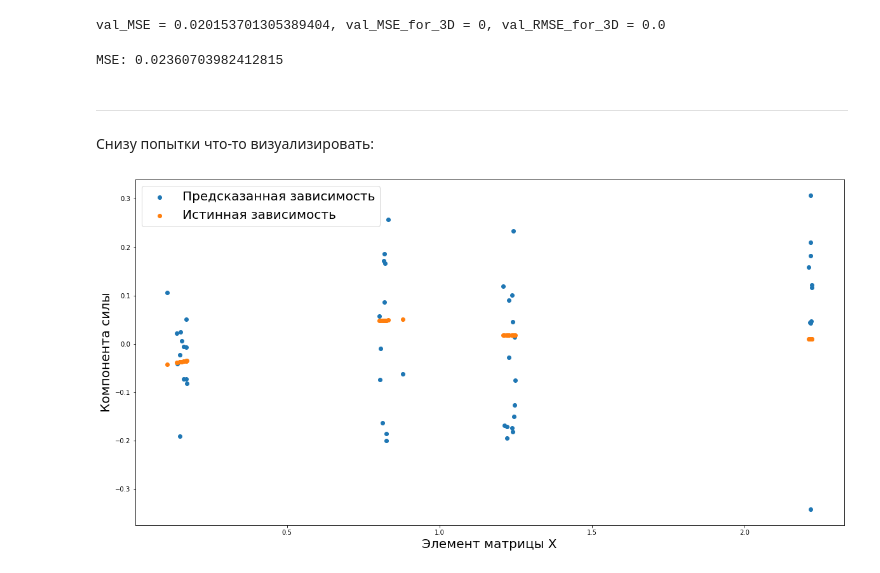
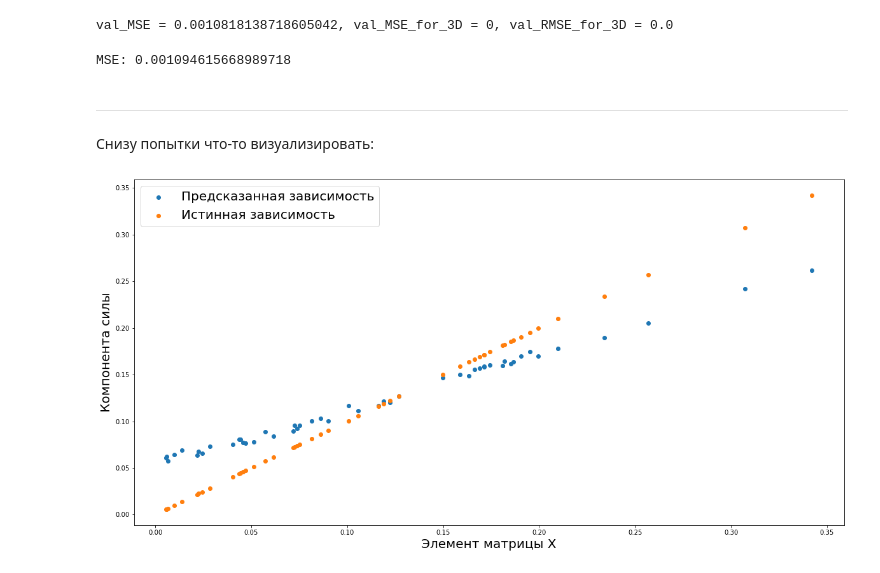
Before and after one commit to Alphonsce/Machine-learning-for-MD-project, a Jupyter notebook: gpr_torch.ipynb, the cells around one changed output. Drawn from its saved outputs; the diff is of its cells as text; code cells hidden in the pictures.

```diff
--- a/gpr_torch.ipynb
+++ b/gpr_torch.ipynb
@@ -86,7 +88,7 @@ class CFG:
     #
     output_size = K     # Размерность аутпута модели
 # %%
-path = '4_dataset_K_3.pt'
+path = './dataset_objects/4_dataset_K_3.pt'
 # %%
 train_data, val_data, train_dataloader, val_dataloader = recieve_loaders(
     take_one_projection_for_data=0,
@@ -349,7 +349,7 @@ mean, mean_3D, lower, upper = GP_eval(
     val_Y_3D=val_Y_3D
 )
 # %% [output]
-val_MSE = 0.020153701305389404, val_MSE_for_3D = 0, val_RMSE_for_3D = 0.0
+val_MSE = 0.0010818138718605042, val_MSE_for_3D = 0, val_RMSE_for_3D = 0.0
 # %%
 def make_predictions_and_get_quality(model, likelihood, X_matrices=None, Y_target=None, figsize=(30, 20), fontsize=20, criterion=nn.MSELoss(), data=None, same_axis=False):
     '''
@@ -381,7 +381,7 @@ def make_predictions_and_get_quality(model, likelihood, X_matrices=None, Y_targe
 
 Y_pred, Y_true = make_predictions_and_get_quality(model=model, likelihood=likelihood, data=val_data, same_axis=True)
 # %% [output]
-MSE: 0.02360703982412815
+MSE: 0.001094615668989718
 # %% [markdown]
 ---
 Снизу попытки что-то визуализировать:
@@ -393,6 +393,6 @@ x33_val = val_X[:, 8]
 Y_pred = likelihood(model(val_X)).mean.squeeze().detach()
 Y_true = val_Y
 # %%
-plot_2d_result(x11_val, Y_true, Y_pred, figsize=(20, 10))
+plot_2d_result(x11_val, y_pred=Y_pred, y_true=Y_true, figsize=(20, 10))
 # %% [output]
-[figure, old version]
+[figure, new version]
```
Also changed, not shown: parts of 2 cells of this notebook, 11 other files.
